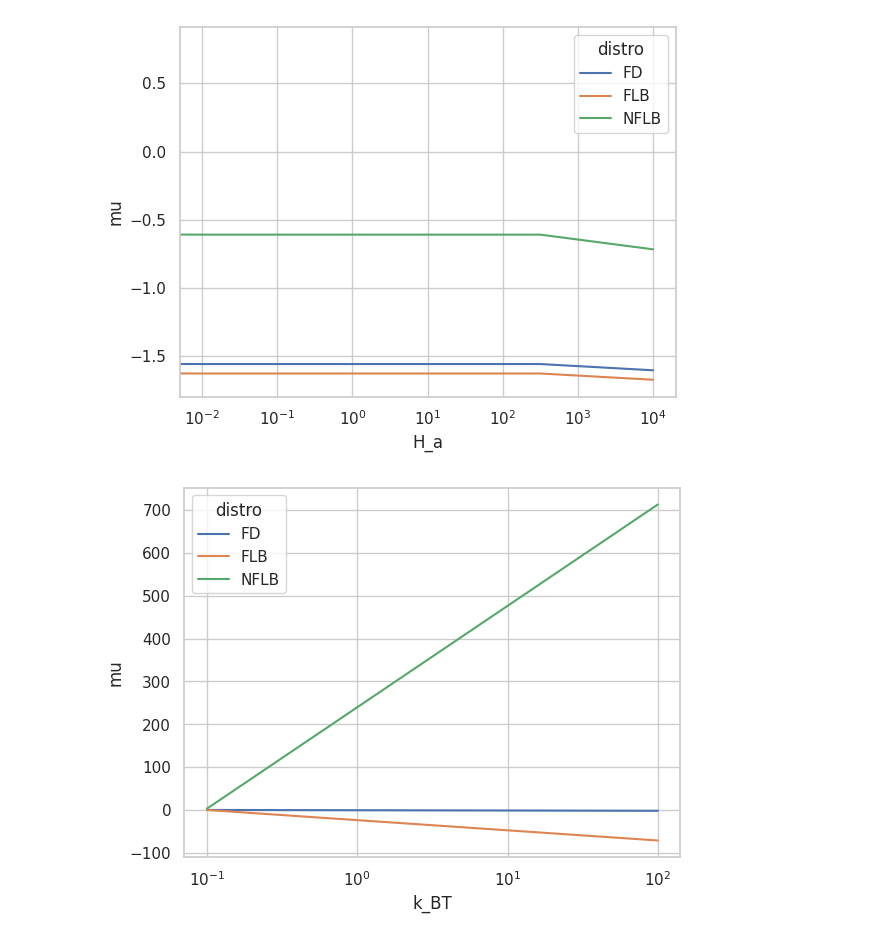
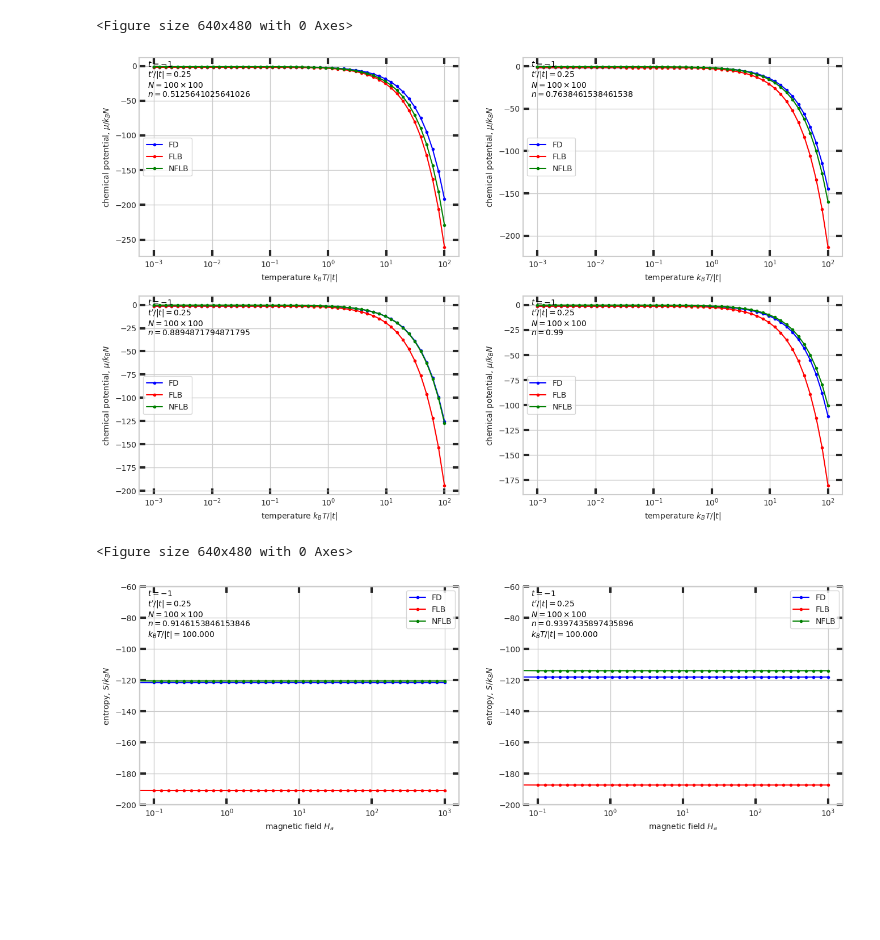
Before and after one commit to Mateuszzx/quantum-statistics-solver, a Jupyter notebook: notebooks/02_chemical_potential.ipynb, the cells around one changed output. Saved outputs shown, nothing was run; the diff lists cells and outputs as text; code cells hidden in the pictures; blank space fills up the shorter version.

```diff
--- a/notebooks/02_chemical_potential.ipynb
+++ b/notebooks/02_chemical_potential.ipynb
@@ -19,20 +22,20 @@ ky = np.linspace(-np.pi, np.pi, N, endpoint=False)
 e_k, _, _ = prepare_2D_lattice_data(kx, ky, t, t_prim)
 # %%
 # Band filling values
-n_min = 0.1
+n_min = 0.01
 n_max = 0.99
-n_count = 20
+n_count = 40
 
 # Magnetic field values
-Ha_min = -2
-Ha_max = 4
-Ha_count = 5
+Ha_min = -1
+Ha_max = 3
+Ha_count = 40
 
 # Beta values
 
 beta_min = -2
-beta_max = 1
-beta_count = 2
+beta_max = 3
+beta_count = 50
 
 distros = [DistType.FD, DistType.FLB, DistType.NFLB]  # ND
 # n  = np.array([0.5, 0.8, 0.9], dtype=np.float64)  # NN
@@ -49,7 +52,7 @@ py_opts = brent_defaults(
     expand_factor=1.4,
     initial_step=10.0,
     max_expands=64,
-    max_iters=5000
+    max_iters=500
 )
 native_opts= py_opts.to_qss()
 # %%
@@ -105,17 +134,40 @@ sns.lineplot(data= data, x="n", y="mu", hue="distro", markers=True, ax=ax)
 # %%
-data = mu_df.loc[(["FD","FLB", "NFLB"], n[-7], 1/beta[-1], H_a), :]
-fig,ax = plt.subplots()
-# data = data.abs()
-sns.lineplot(data= data, x="H_a", y="mu", hue="distro", markers=True, ax=ax)
-# ax.set_ylim(-0.1,0.1)
-ax.set_xscale("log")
+n_plot = [n[20], n[30], n[-5], n[-1]]
+H_a_plot = H_a[-1]
+
+# Plotimport scientific_plot as sp
+sp.plot_results_temperature(
+    results=mu_df,
+    n=n_plot,
+    betas=beta,
+    y_label=r"chemical potential, $\mu / k_B N$",
+    distros=[DistType.FD, DistType.FLB, DistType.NFLB],
+    H_a=H_a_plot,
+    y_col="mu",  # Specify the column to plot
+    legend_position="center left",
+    figsize=(8, 5),
+    cols=2 # Adjust columns for layout
+)
+plt.show()
 # %% [output]
+<Figure size 640x480 with 0 Axes>
-[figure, old version]
+[figure, new version]
 # %%
-data = mu_df.loc[(["FD","FLB", "NFLB"], n[-1], 1/beta, H_a[0]), :]  # Series with MultiIndex (dist, n)
-
-fig,ax = plt.subplots()
-sns.lineplot(data= data, x="k_BT", y="mu", hue="distro", markers=True, ax=ax)
-ax.set_xscale("log")
+n_plot = n[-4:-2]
+beta_plot = beta[20]
+sp.plot_results_Ha(
+    results=mu_df,
+    n=n_plot,          # List of n values to create subplots for
+    beta=beta[-1],     # Fixed beta value
+    y_label=r"entropy, $S / k_B N$",
+    distros=[DistType.FD, DistType.FLB, DistType.NFLB],
+    y_col="mu",
+    legend_position="upper right",
+    figsize=(8, 5),
+    cols=2,
+    ylims=(-200, -60)
+)
+plt.show()
 # %% [output]
+<Figure size 640x480 with 0 Axes>
-[figure, old version]
+[figure, new version]
```
Also changed, not shown: parts of 4 cells of this notebook, 6 other files.
